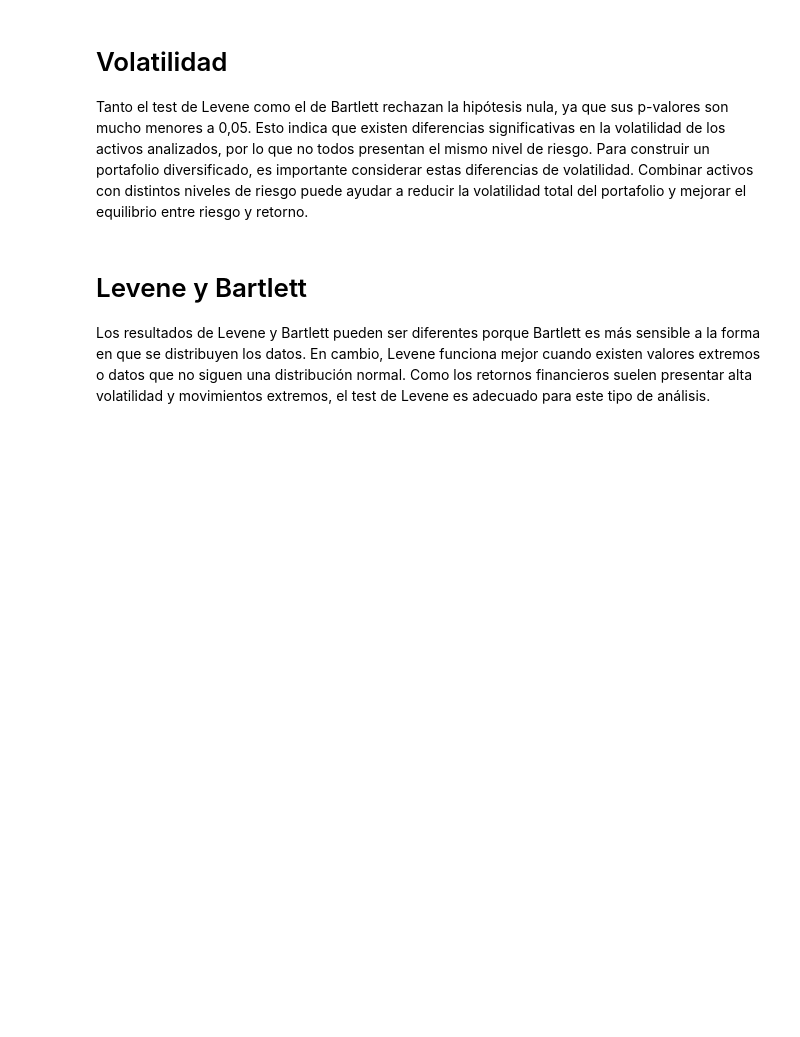
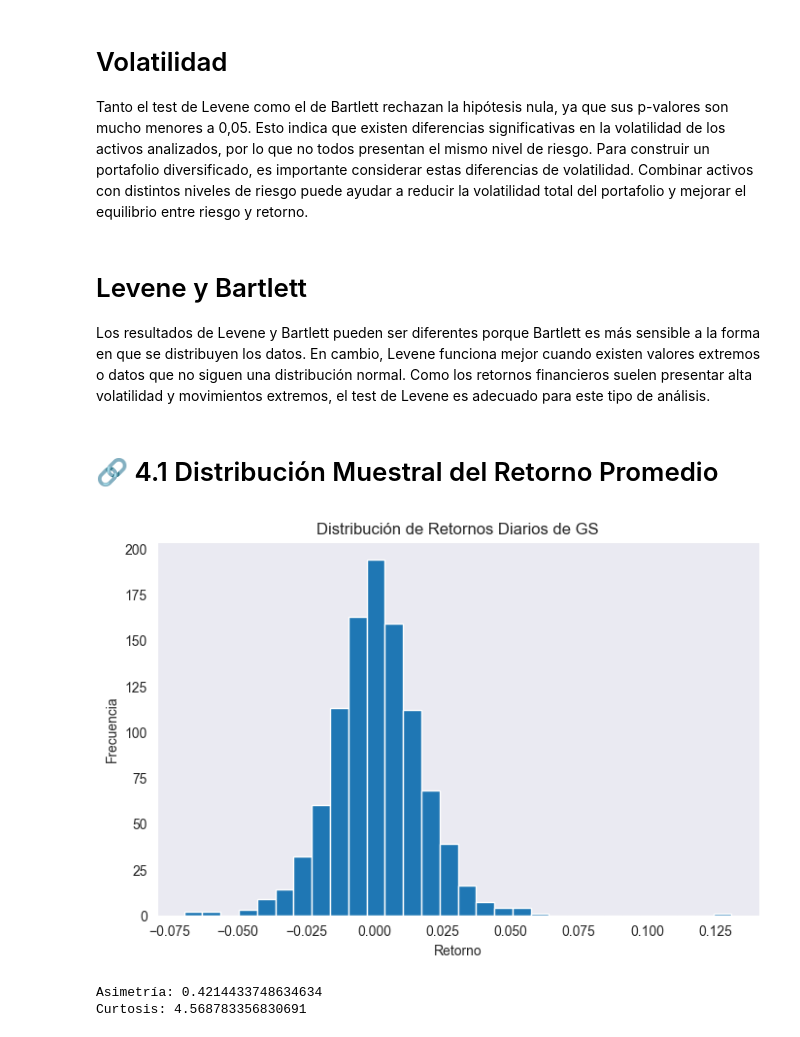
Before and after one commit to Antoniacifuentes/ds_finance_cifuentes, a Jupyter notebook: notebooks/hw2.ipynb, the cells around one changed output. Cells and saved outputs as stored; diff of their text form; code cells hidden in the pictures; blank space fills up the shorter version.

```diff
--- a/notebooks/hw2.ipynb
+++ b/notebooks/hw2.ipynb
@@ -644,3 +641,27 @@ Para construir un portafolio diversificado, es importante considerar estas difer
 # Levene y Bartlett
 Los resultados de Levene y Bartlett pueden ser diferentes porque Bartlett es más sensible a la forma en que se distribuyen los datos. En cambio, Levene funciona mejor cuando existen valores extremos o datos que no siguen una distribución normal.
 Como los retornos financieros suelen presentar alta volatilidad y movimientos extremos, el test de Levene es adecuado para este tipo de análisis.
+# %% [markdown]
+# 🔗 4.1 Distribución Muestral del Retorno Promedio
+# %%
+# Retornos diarios de GS
+gs = retornos_simples["GS"]
+
+# Histograma
+plt.figure(figsize=(8,5))
+plt.hist(gs, bins=30)
+plt.title("Distribución de Retornos Diarios de GS")
+plt.xlabel("Retorno")
+plt.ylabel("Frecuencia")
+plt.show()
+
+# Asimetría y curtosis
+asimetria = gs.skew()
+curtosis = gs.kurt()
+
+print("Asimetría:", asimetria)
+print("Curtosis:", curtosis)
+# %% [output]
+[figure, added]
+Asimetría: 0.4214433748634634
+Curtosis: 4.568783356830691
```
Also changed, not shown: parts of 12 cells of this notebook.
